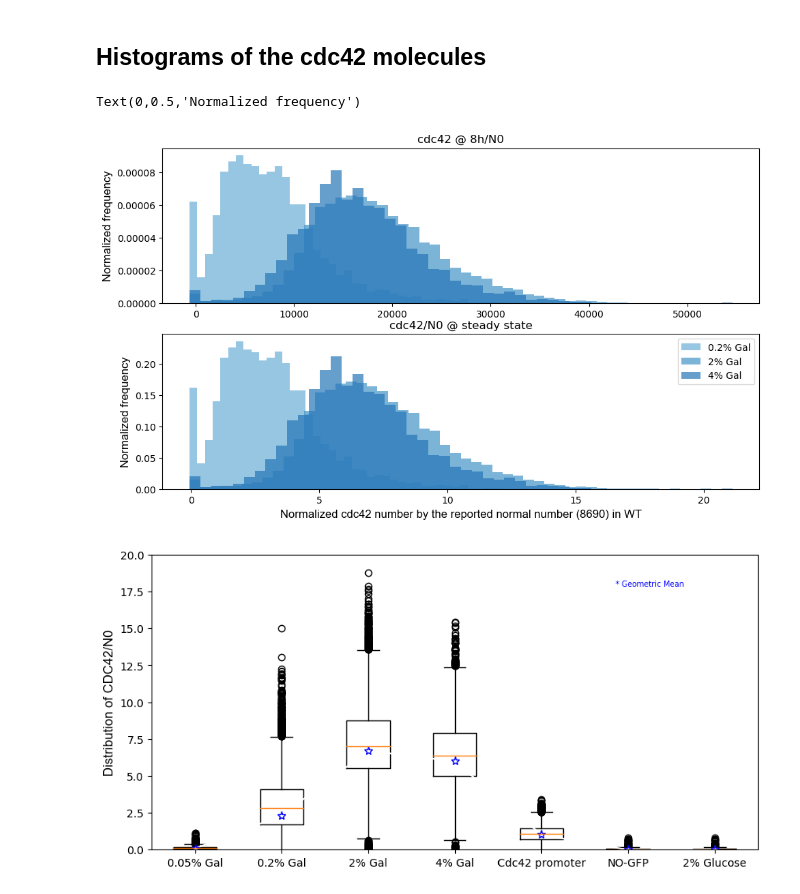
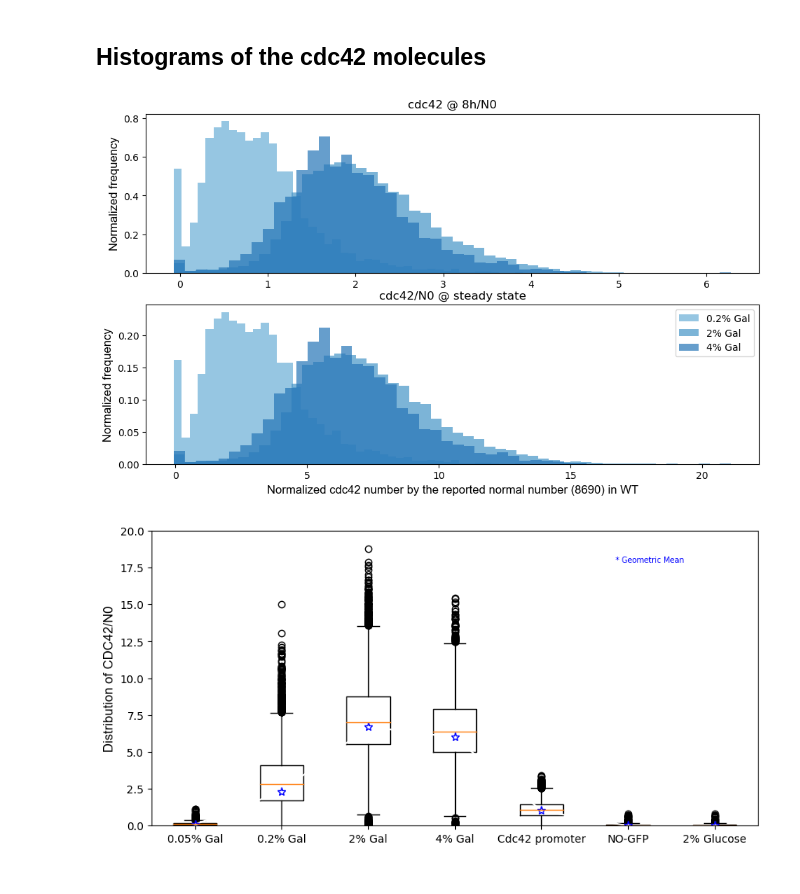
Before and after one commit to leilaicruz/cdc42-rescue-paper-supp, a Jupyter notebook: Figure-S6/data2figure-S6-cdc42-estimation.ipynb, the cells around one changed output. Saved outputs shown, nothing was run; the diff lists cells and outputs as text; code cells hidden in the pictures.

```diff
--- a/Figure-S6/data2figure-S6-cdc42-estimation.ipynb
+++ b/Figure-S6/data2figure-S6-cdc42-estimation.ipynb
@@ -56,36 +56,35 @@ pd_reads.dropna()
 # %%
 pd_reads=pd.DataFrame(reads).T
 fig, axes = plt.subplots(2,1, figsize=(10,5), dpi=100, sharex=True, sharey=True)
 plt.subplots_adjust(bottom=0, right=1, top=1)
 kwargs = dict(alpha=0.5, bins=20, density=True, stacked=True)
 axis_font = {'fontname':'Arial', 'size':'12'}
 colors = cm.Blues(np.linspace(0.5, 1.2, len(pd_reads['Names'])))
 keys=pd_reads['Names'][1:4]
 i=1
 
 for y, c in zip(keys, colors):
     plt.subplot(2,1,1)
-    plt.hist(pd_reads['cdc42_hist_8h'][i],bins=50,density=True,label=pd_reads['Names'][i],stacked=True,alpha=0.7,color=c)
+    plt.hist(pd_reads['cdc42_hist_8h'][i]/N0,bins=50,density=True,label=pd_reads['Names'][i],stacked=True,alpha=0.7,color=c)
     plt.title('cdc42 @ 8h/N0')
     plt.ylabel('Normalized frequency',**axis_font)
     plt.subplot(2,1,2)
     plt.title('cdc42/N0 @ steady state')
     plt.hist(pd_reads['cdc42_hist/N0'][i],bins=50,density=True,label=pd_reads['Names'][i],stacked=True,alpha=0.7,color=c)
 
     i=i+1
 
 
 #plt.hist(pd_reads['log10'],**kwargs,label=pd_reads['Names'])
 #plt.xlim(-0.5,17)
 plt.legend(prop={'size': 10},loc='upper right')
 plt.xlabel('Normalized cdc42 number by the reported normal number (8690) in WT',**axis_font)
 plt.ylabel('Normalized frequency',**axis_font)
 #plt.xscale('log')
 
-#plt.savefig("cdc42-by-intensities.png",dpi=300,format='png',transparent=True)
+plt.savefig("cdc42-by-intensities.png",dpi=300,format='png',transparent=True)
 # %% [output]
-Text(0,0.5,'Normalized frequency')
-[figure, old version]
+[figure, new version]
 # %%
 cdc42_dist=[]
 for i in np.arange(0,7):
```
Also changed, not shown: parts of 8 cells of this notebook.
